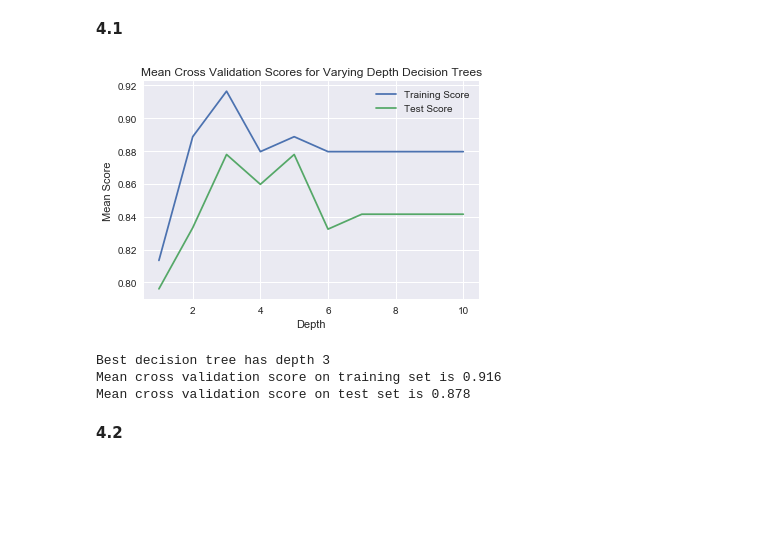
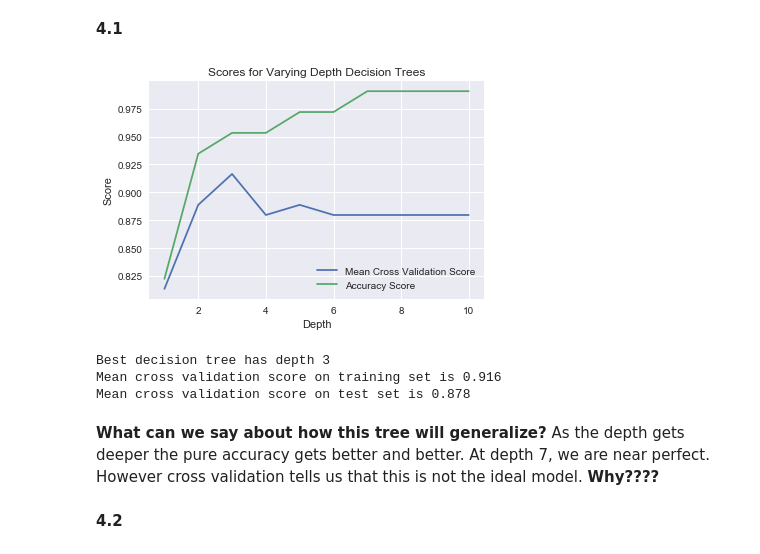
Before and after one commit to tmaounis/cs109a_hw7, a Jupyter notebook: cs109a_hw7.ipynb, the cells around one changed output. Cells and saved outputs as stored; diff of their text form; code cells hidden in the pictures; blank space fills up the shorter version.

Commit message:
added accuracy scores in

```diff
--- a/cs109a_hw7.ipynb
+++ b/cs109a_hw7.ipynb
@@ -434,32 +434,33 @@ We next try out decision trees for thyroid classification. For the following que
 # %% [markdown]
 **4.1**
 # %%
-def get_best_DecisionTree(x_train, y_train, x_test, y_test, max_depth):
+def get_best_DecisionTree(x_train, y_train, max_depth):
     #Returns best model and score from training set cross validation
-    #Also plots cross validation scores on test set for reference
-    scores_train=[]
-    scores_test = []
-    best_score = 0 #best cross validation score on training set
+    #also plots accuracy score
+    scores_cross=[] #list of mean cross validation scores
+    scores_acc = [] #list of accuracy scores
+    best_score = 0 #best cross validation score
     for i in range(1, max_depth+1): #start from 1 or 2??
         model = DecisionTreeClassifier(max_depth=i, random_state=11).fit(x_train, y_train)
-        score_train = cross_val_score(model, x_train, y_train, cv=5).mean()
-        scores_train.append(score_train)
-        score_test = cross_val_score(model, x_test, y_test, cv=5).mean()
-        scores_test.append(score_test)
-        if score_train > best_score:
-            best_score=score_train
+        score_cross = cross_val_score(model, x_train, y_train, cv=5).mean()
+        scores_cross.append(score_cross)
+        y_pred = model.predict(x_train)
+        score_acc = accuracy_score(y_train, y_pred)
+        scores_acc.append(score_acc)
+        if score_cross > best_score:
+            best_score=score_cross
             best_model=model
-    plt.plot(range(1,max_depth+1), scores_train, label="Training Score")
-    plt.plot(range(1,max_depth+1), scores_test, label="Test Score")
-    plt.title("Mean Cross Validation Scores for Varying Depth Decision Trees")
+    plt.plot(range(1,max_depth+1), scores_cross, label="Mean Cross Validation Score")
+    plt.plot(range(1,max_depth+1), scores_acc, label="Accuracy Score")
+    plt.title("Scores for Varying Depth Decision Trees")
     plt.xlabel("Depth")
-    plt.ylabel("Mean Score")
+    plt.ylabel("Score")
     plt.legend()
     return best_model, best_score
 # %%
-model_DT, best_score = get_best_DecisionTree(x_train, y_train, x_test, y_test, 10)
+model_DT, best_score = get_best_DecisionTree(x_train, y_train, 10)
 # %% [output]
-[figure, old version]
+[figure, new version]
 # %%
 print("Best decision tree has depth %i"%model_DT.tree_.max_depth)
 print("Mean cross validation score on training set is %.3f"%best_score)
@@ -468,6 +469,8 @@ print("Mean cross validation score on test set is %.3f"%cross_val_score(model_DT
 Best decision tree has depth 3
 Mean cross validation score on training set is 0.916
 Mean cross validation score on test set is 0.878
+# %% [markdown]
+**What can we say about how this tree will generalize?** As the depth gets deeper the pure accuracy gets better and better. At depth 7, we are near perfect. However cross validation tells us that this is not the ideal model. **Why????**
 # %% [markdown]
 **4.2**
 # %%
```
Also changed, not shown: parts of 12 cells of this notebook.
